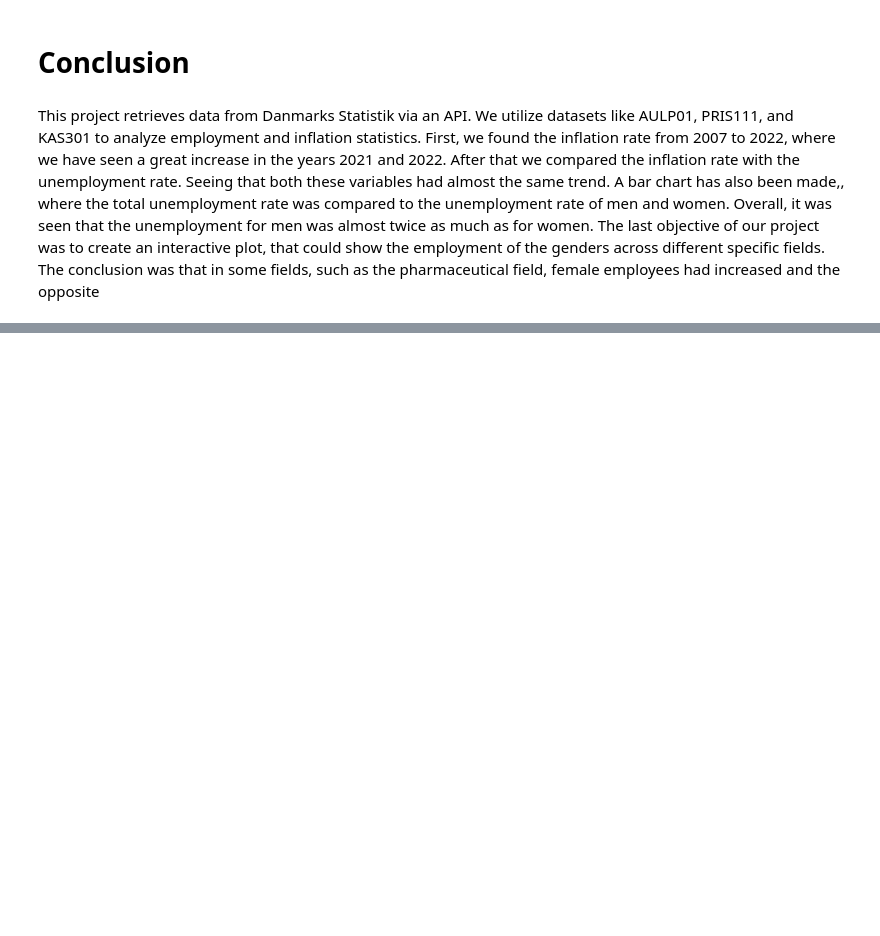
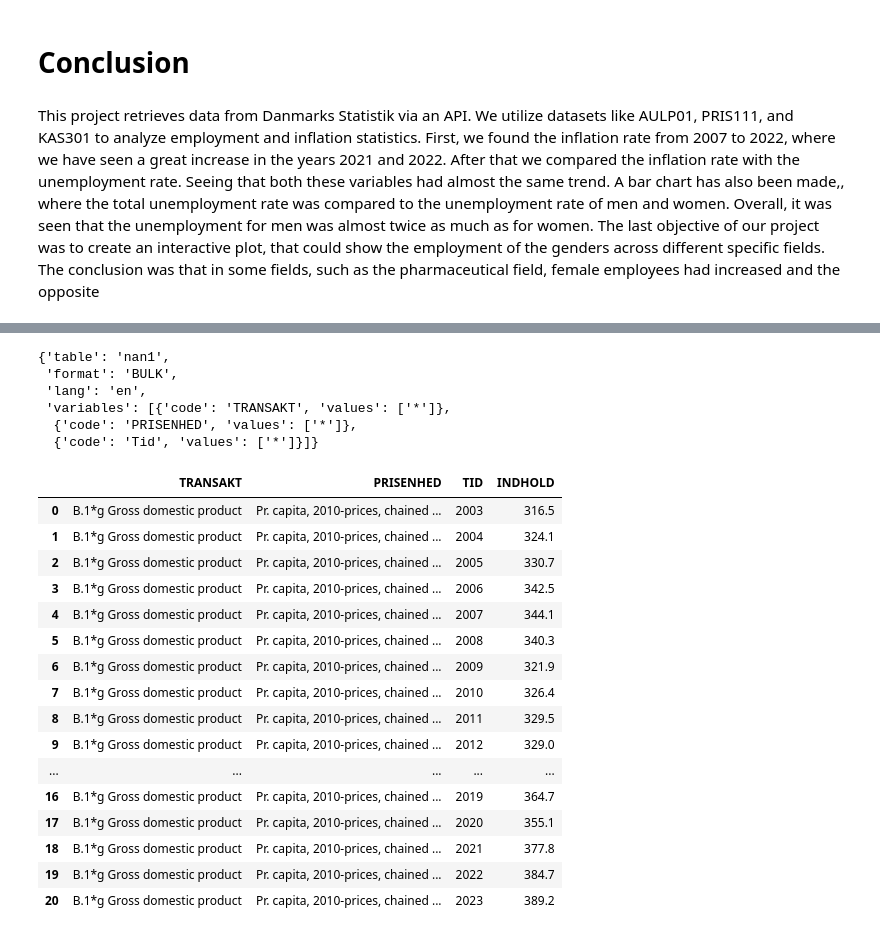
Before and after one commit to NumEconCopenhagen/projects-2024-sulaiman-phil-og-rabiah, a Jupyter notebook: dataproject/dataproject.ipynb, the cells around one changed output, grey strips where cells are left out. Saved outputs shown, nothing was run; the diff lists cells and outputs as text; code cells hidden in the pictures; blank space fills up the shorter version.

```diff
--- a/dataproject/dataproject.ipynb
+++ b/dataproject/dataproject.ipynb
@@ -390,0 +419,3 @@ This project retrieves data from Danmarks Statistik via an API. We utilize datas
+# %%
+#We import the employment tabel 'NAN1' from Denmarks Statistics
+Nan1 = DstApi('NAN1')
@@ -390,0 +434,41 @@ This project retrieves data from Danmarks Statistik via an API. We utilize datas
+# %%
+# Use the _define_base_params method to get a template and selects all available data.
+params = Nan1._define_base_params(language='en')
+params
+# %% [output]
+{'table': 'nan1',
+ 'format': 'BULK',
+ 'lang': 'en',
+ 'variables': [{'code': 'TRANSAKT', 'values': ['*']},
+  {'code': 'PRISENHED', 'values': ['*']},
+  {'code': 'Tid', 'values': ['*']}]}
+# %%
+# We define what we want the dataset to contain
+params= {'table': 'nan1',
+ 'format': 'BULK',
+ 'lang': 'en',
+ 'variables': [{'code': 'TRANSAKT', 'values': ['B1GQK']},
+  {'code': 'PRISENHED', 'values': ['LAN_C']},
+  {'code': 'Tid', 'values': ['>2002']}]}
+# %%
+# We load the data from dst via the api using the options specified in the param dictionary
+Nan1_new=Nan1.get_data(params=params)
+Nan1_new.head(100)
+# %% [output]
+|  | TRANSAKT | PRISENHED | TID | INDHOLD |
+| 0 | B.1*g Gross domestic product | Pr. capita, 2010-prices, chained ... | 2003 | 316.5 |
+| 1 | B.1*g Gross domestic product | Pr. capita, 2010-prices, chained ... | 2004 | 324.1 |
+| 2 | B.1*g Gross domestic product | Pr. capita, 2010-prices, chained ... | 2005 | 330.7 |
+| 3 | B.1*g Gross domestic product | Pr. capita, 2010-prices, chained ... | 2006 | 342.5 |
+| 4 | B.1*g Gross domestic product | Pr. capita, 2010-prices, chained ... | 2007 | 344.1 |
+| 5 | B.1*g Gross domestic product | Pr. capita, 2010-prices, chained ... | 2008 | 340.3 |
+| 6 | B.1*g Gross domestic product | Pr. capita, 2010-prices, chained ... | 2009 | 321.9 |
+| 7 | B.1*g Gross domestic product | Pr. capita, 2010-prices, chained ... | 2010 | 326.4 |
+| 8 | B.1*g Gross domestic product | Pr. capita, 2010-prices, chained ... | 2011 | 329.5 |
+| 9 | B.1*g Gross domestic product | Pr. capita, 2010-prices, chained ... | 2012 | 329.0 |
+| ... | ... | ... | ... | ... |
+| 16 | B.1*g Gross domestic product | Pr. capita, 2010-prices, chained ... | 2019 | 364.7 |
+| 17 | B.1*g Gross domestic product | Pr. capita, 2010-prices, chained ... | 2020 | 355.1 |
+| 18 | B.1*g Gross domestic product | Pr. capita, 2010-prices, chained ... | 2021 | 377.8 |
+| 19 | B.1*g Gross domestic product | Pr. capita, 2010-prices, chained ... | 2022 | 384.7 |
+| 20 | B.1*g Gross domestic product | Pr. capita, 2010-prices, chained ... | 2023 | 389.2 |
```
Also changed, not shown: parts of 9 cells of this notebook, 1 other file.
